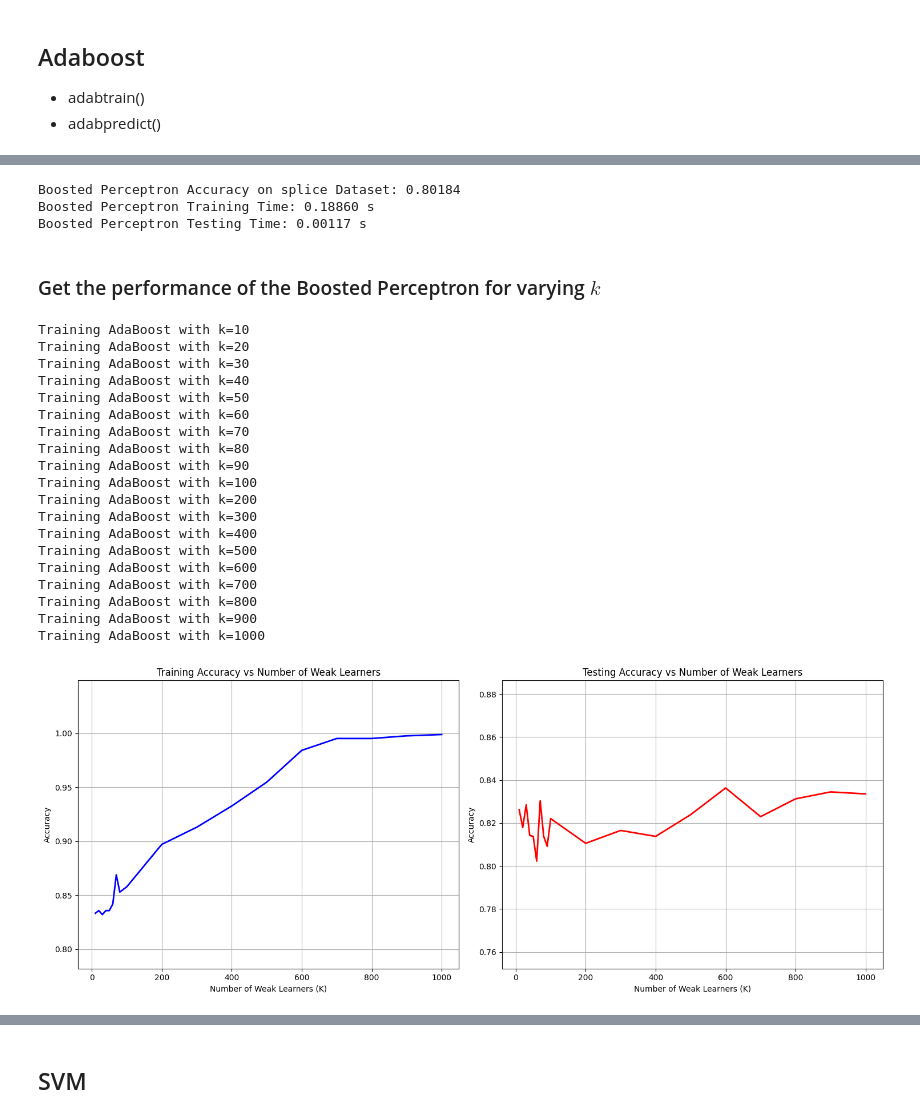
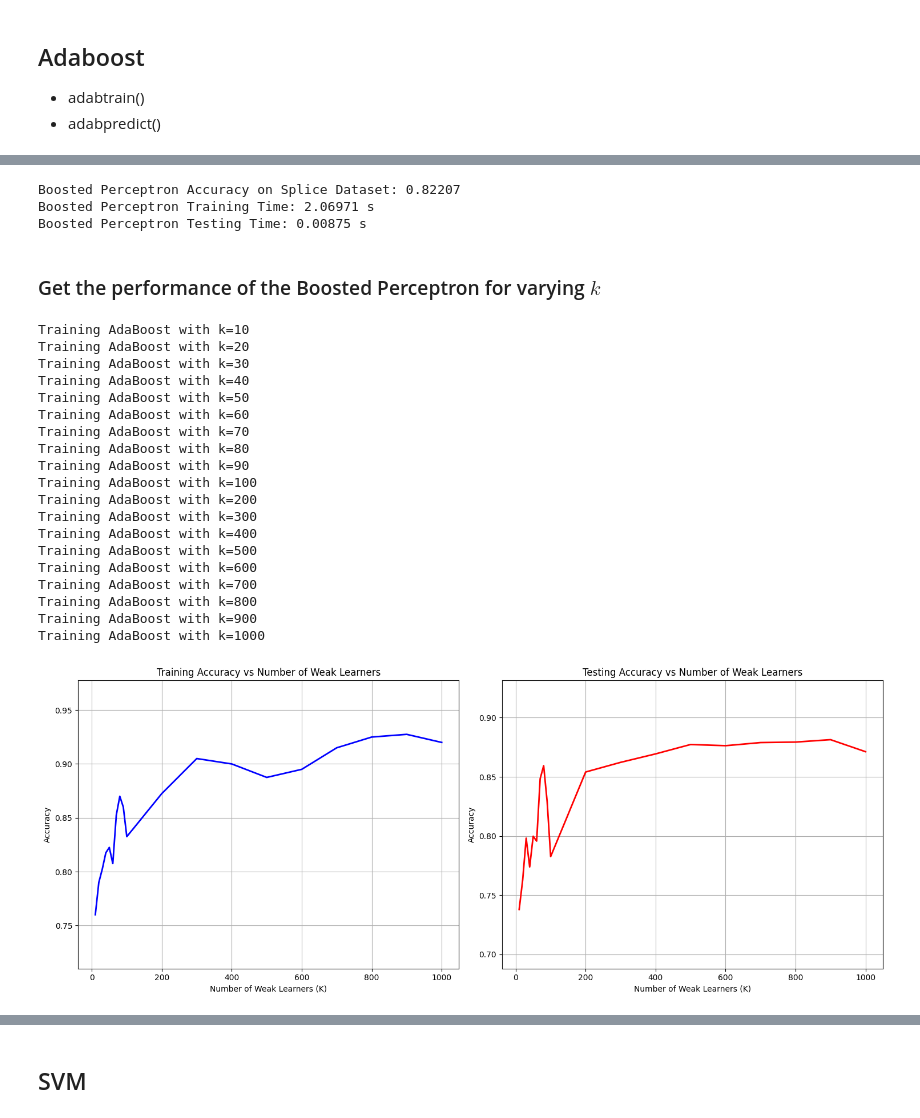
Before and after one commit to lendl-uy/ai201, a Jupyter notebook: programming_hw_4/ai201_pa4_jan_lendl_uy.ipynb, the cells around one changed output, grey strips where cells are left out. Cells and saved outputs as stored; diff of their text form; code cells hidden in the pictures.

```diff
--- a/programming_hw_4/ai201_pa4_jan_lendl_uy.ipynb
+++ b/programming_hw_4/ai201_pa4_jan_lendl_uy.ipynb
@@ -297,5 +340,5 @@ Boosted Perceptron Testing Time: 0.00043 s
 # %%
-boosted_perceptron = AdaBoost(k=10)
+boosted_perceptron = AdaBoost(k=100)
 
 start_time = time.time()
 boosted_perceptron.adabtrain(X_splice_train, y_splice_train)
@@ -307,17 +350,17 @@ bp_splice_testing_time = time.time() - start_time
 
 bp_splice_accuracy = accuracy_score(y_splice_pred, y_splice_test)
 
-print(f"Boosted Perceptron Accuracy on splice Dataset: {bp_splice_accuracy:.5f}")
+print(f"Boosted Perceptron Accuracy on Splice Dataset: {bp_splice_accuracy:.5f}")
 print(f"Boosted Perceptron Training Time: {bp_splice_training_time:.5f} s")
 print(f"Boosted Perceptron Testing Time: {bp_splice_testing_time:.5f} s")
 # %% [output]
-Boosted Perceptron Accuracy on splice Dataset: 0.80184
-Boosted Perceptron Training Time: 0.18860 s
-Boosted Perceptron Testing Time: 0.00117 s
+Boosted Perceptron Accuracy on Splice Dataset: 0.82207
+Boosted Perceptron Training Time: 2.06971 s
+Boosted Perceptron Testing Time: 0.00875 s
 # %% [markdown]
 ### Get the performance of the Boosted Perceptron for varying $k$
 # %%
-def evaluate_adaboost_varying_k(k_values, X_train, y_train, X_test, y_test):
+def evaluate_boosted_perceptron_varying_k(k_values, X_train, y_train, X_test, y_test):
     train_accuracies = []
     test_accuracies = []
     train_times = []
@@ -331,32 +374,27 @@ def evaluate_adaboost_varying_k(k_values, X_train, y_train, X_test, y_test):
 
         # Training time
         start_time = time.time()
-        boosted_perceptron.adabtrain(X_splice_train, y_splice_train)
+        boosted_perceptron.adabtrain(X_train, y_train)
         train_time = time.time() - start_time
+        y_train_pred = boosted_perceptron.adabpredict(X_train)
         train_times.append(train_time)
 
         # Testing time
         start_time = time.time()
-        y_train_pred = boosted_perceptron.adabpredict(X_splice_train)
-        y_test_pred = boosted_perceptron.adabpredict(X_splice_test)
+        y_test_pred = boosted_perceptron.adabpredict(X_test)
         test_time = time.time() - start_time
         test_times.append(test_time)
 
         # Calculate accuracies
-        train_acc = accuracy_score(y_train_pred, y_splice_train)
-        test_acc = accuracy_score(y_test_pred, y_splice_test)
+        train_acc = accuracy_score(y_train_pred, y_train)
+        test_acc = accuracy_score(y_test_pred, y_test)
 
         train_accuracies.append(train_acc)
         test_accuracies.append(test_acc)
 
-        # Print progress
-        # print(f"K={k}: Train Accuracy={train_acc:.5f}, Test Accuracy={test_acc:.5f}, "
-        #         f"Train Time={train_time:.5f}s, Test Time={test_time:.5f}s")
-
     return train_accuracies, test_accuracies
 # %%
 def plot_results(k_values, train_accuracies, test_accuracies):
-    """Plot the results of AdaBoost evaluation with separate accuracy plots"""
     # Create figure with two subplots
     fig, (ax1, ax2) = plt.subplots(1, 2, figsize=(15, 6))
 
@@ -376,46 +414,36 @@ def plot_results(k_values, train_accuracies, test_accuracies):
     ax2.grid(True)
     ax2.set_ylim([min(test_accuracies)-0.05, max(test_accuracies)+0.05])
 
-    # Plot times
-    # ax3.plot(k_values, train_times, 'g-', label='Training Time', linewidth=2)
-    # ax3.plot(k_values, test_times, 'm-', label='Testing Time', linewidth=2)
-    # ax3.set_xlabel('Number of Weak Learners (K)')
-    # ax3.set_ylabel('Time (seconds)')
-    # ax3.set_title('AdaBoost Training and Testing Time vs Number of Weak Learners')
-    # ax3.grid(True)
-    # ax3.legend()
-
     plt.tight_layout()
 # %%
-k_values_up_to_100 = [i for i in range(10, 100, 10)]
-k_values_up_to_1000 = k_values_up_to_100 + [i for i in range(100, 1100, 100)]
+k_values = [i for i in range(10, 100, 10)] + [i for i in range(100, 1100, 100)]
 # %%
-banana_train_accuracies, banana_test_accuracies = evaluate_adaboost_varying_k(k_values_up_to_1000,
+banana_train_accuracies, banana_test_accuracies = evaluate_boosted_perceptron_varying_k(k_values,
                                                                 X_banana_train,
                                                                 y_banana_train,
-                                                                y_banana_train,
+                                                                X_banana_test,
                                                                 y_banana_test)
 
-fig = plot_results(k_values_up_to_1000, banana_train_accuracies, banana_test_accuracies)
+fig = plot_results(k_values, banana_train_accuracies, banana_test_accuracies)
 # %% [output]
 Training AdaBoost with k=10
 Training AdaBoost with k=20
 Training AdaBoost with k=30
 Training AdaBoost with k=40
 Training AdaBoost with k=50
 Training AdaBoost with k=60
 Training AdaBoost with k=70
 Training AdaBoost with k=80
 Training AdaBoost with k=90
 Training AdaBoost with k=100
 Training AdaBoost with k=200
 Training AdaBoost with k=300
 Training AdaBoost with k=400
 Training AdaBoost with k=500
 Training AdaBoost with k=600
 Training AdaBoost with k=700
 Training AdaBoost with k=800
 Training AdaBoost with k=900
 Training AdaBoost with k=1000
-[figure, old version]
+[figure, new version]
 # %%
```
Also changed, not shown: parts of 29 cells of this notebook.
